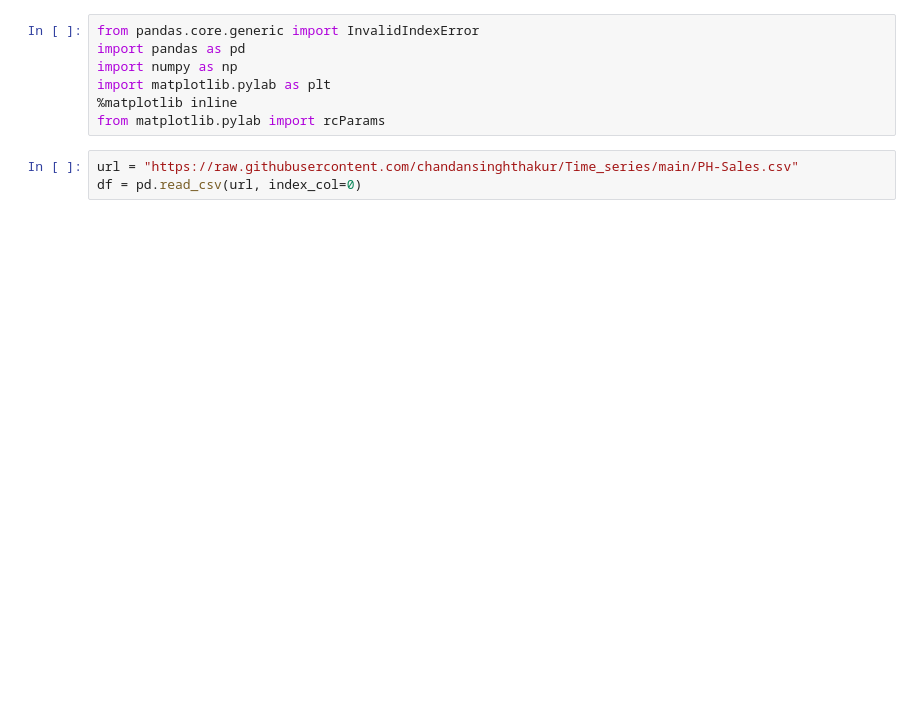
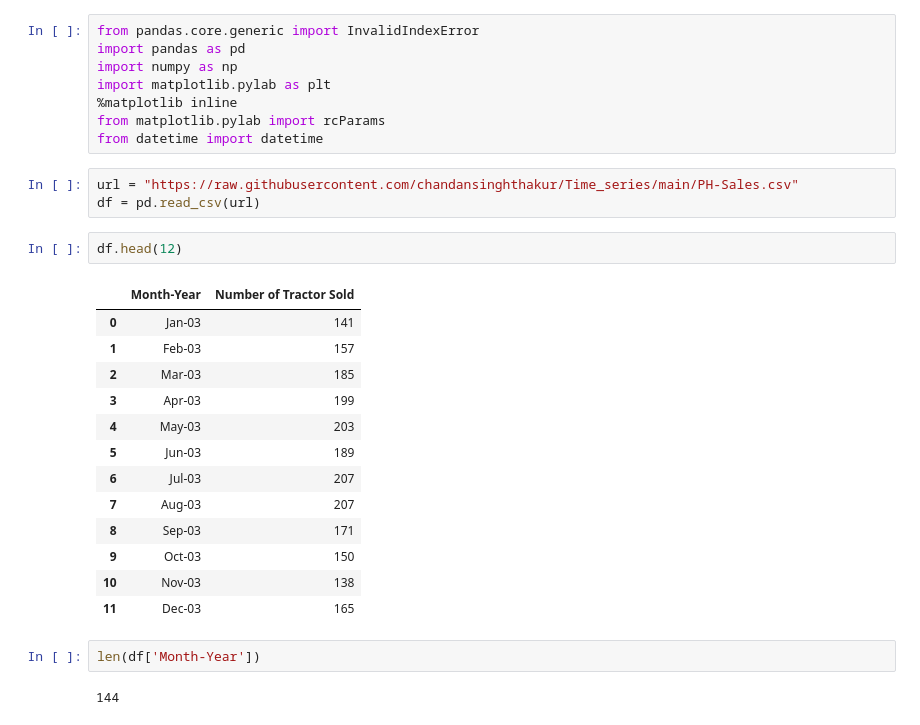
Before and after one commit to chandansinghthakur/Time_series, a Jupyter notebook: time_series.ipynb, the cells around one changed output. Cells and saved outputs as stored; diff of their text form; blank space fills up the shorter version.

```diff
--- a/time_series.ipynb
+++ b/time_series.ipynb
@@ -7,6 +7,27 @@ import numpy as np
 import matplotlib.pylab as plt
 %matplotlib inline
 from matplotlib.pylab import rcParams
+from datetime import datetime
 # %%
 url = "https://raw.githubusercontent.com/chandansinghthakur/Time_series/main/PH-Sales.csv"
-df = pd.read_csv(url, index_col=0)
+df = pd.read_csv(url)
+# %%
+df.head(12)
+# %% [output]
+|  | Month-Year | Number of Tractor Sold |
+| 0 | Jan-03 | 141 |
+| 1 | Feb-03 | 157 |
+| 2 | Mar-03 | 185 |
+| 3 | Apr-03 | 199 |
+| 4 | May-03 | 203 |
+| 5 | Jun-03 | 189 |
+| 6 | Jul-03 | 207 |
+| 7 | Aug-03 | 207 |
+| 8 | Sep-03 | 171 |
+| 9 | Oct-03 | 150 |
+| 10 | Nov-03 | 138 |
+| 11 | Dec-03 | 165 |
+# %%
+len(df['Month-Year'])
+# %% [output]
+144
```
Also changed, not shown: parts of 24 cells of this notebook.
